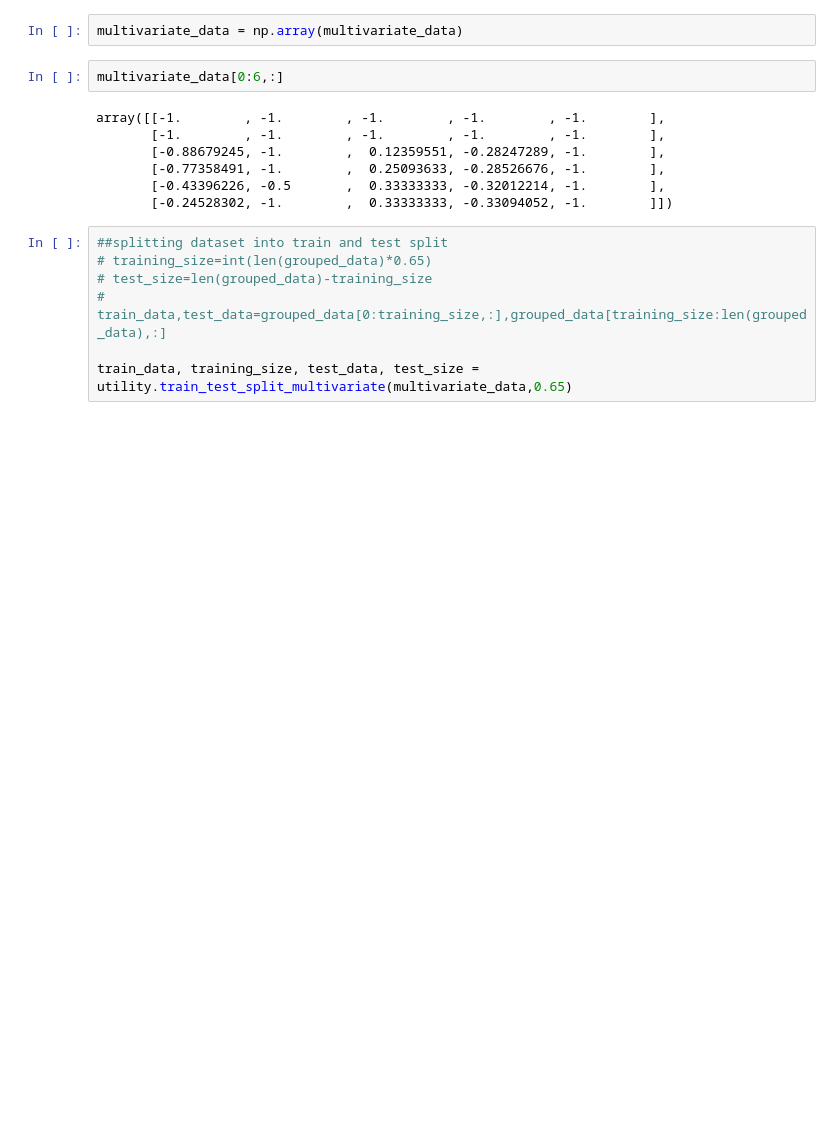
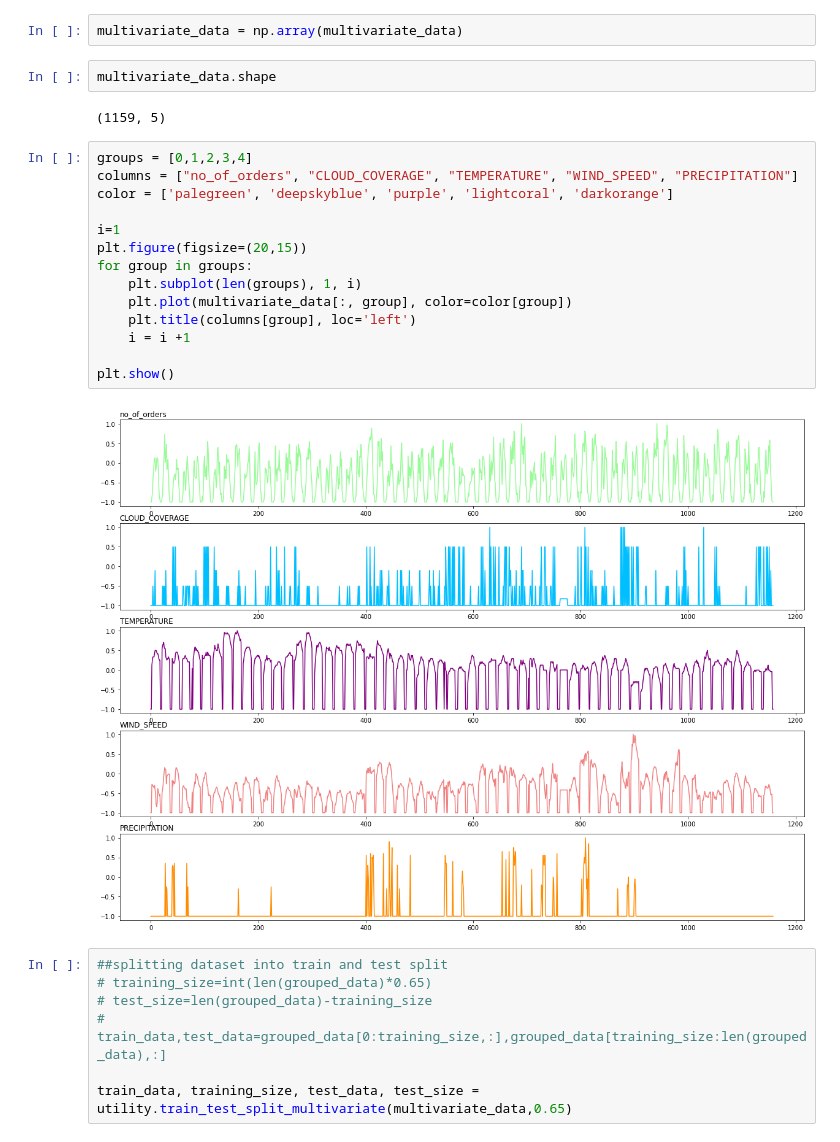
Before and after one commit to ridhimagarg/Time-Series-Forecasting-Wolt, a Jupyter notebook: Analysis.ipynb, the cells around one changed output. Cells and saved outputs as stored; diff of their text form; blank space fills up the shorter version.

```diff
--- a/Analysis.ipynb
+++ b/Analysis.ipynb
@@ -844,15 +844,26 @@ multivariate_data
 1159 rows × 5 columns
 # %%
 multivariate_data = np.array(multivariate_data)
-# %%
-multivariate_data[0:6,:]
-# %% [output]
-array([[-1.        , -1.        , -1.        , -1.        , -1.        ],
-       [-1.        , -1.        , -1.        , -1.        , -1.        ],
-       [-0.88679245, -1.        ,  0.12359551, -0.28247289, -1.        ],
-       [-0.77358491, -1.        ,  0.25093633, -0.28526676, -1.        ],
-       [-0.43396226, -0.5       ,  0.33333333, -0.32012214, -1.        ],
-       [-0.24528302, -1.        ,  0.33333333, -0.33094052, -1.        ]])
+# %%
+multivariate_data.shape
+# %% [output]
+(1159, 5)
+# %%
+groups = [0,1,2,3,4]
+columns = ["no_of_orders", "CLOUD_COVERAGE", "TEMPERATURE", "WIND_SPEED", "PRECIPITATION"]
+color = ['palegreen', 'deepskyblue', 'purple', 'lightcoral', 'darkorange']
+
+i=1
+plt.figure(figsize=(20,15))
+for group in groups:
+    plt.subplot(len(groups), 1, i)
+    plt.plot(multivariate_data[:, group], color=color[group])
+    plt.title(columns[group], loc='left')
+    i = i +1
+
+plt.show()
+# %% [output]
+[figure, added]
 # %%
 ##splitting dataset into train and test split
 # training_size=int(len(grouped_data)*0.65)
```
Also changed, not shown: 5 other files.
